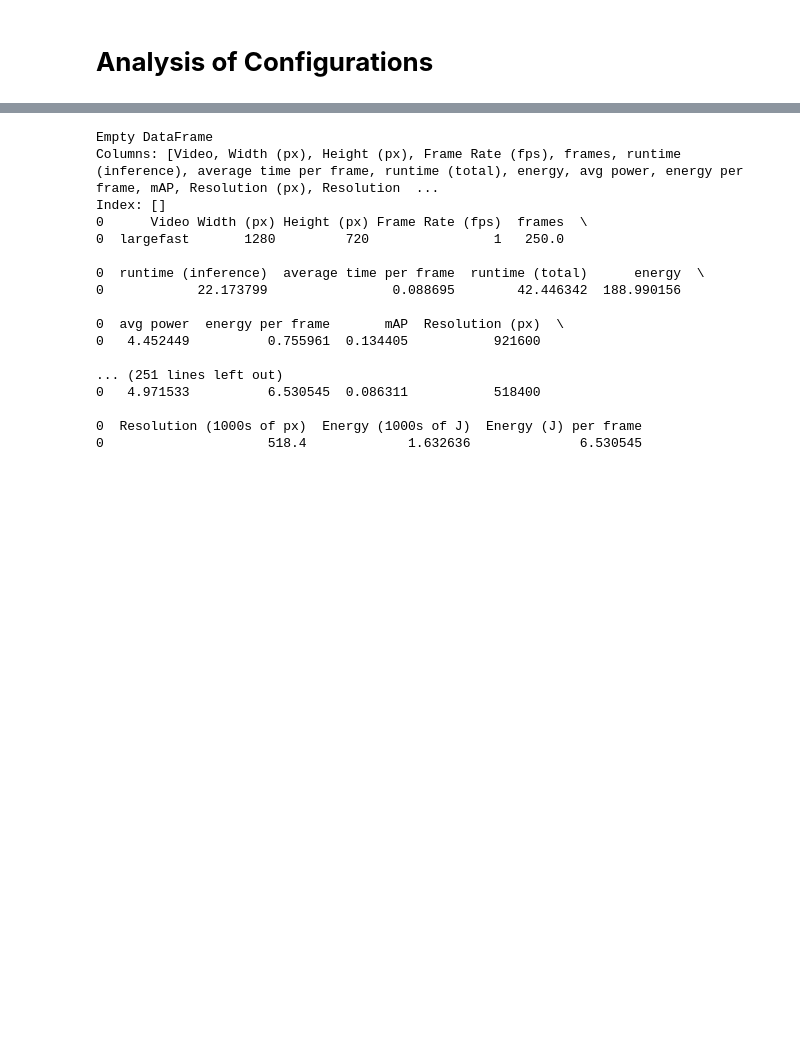
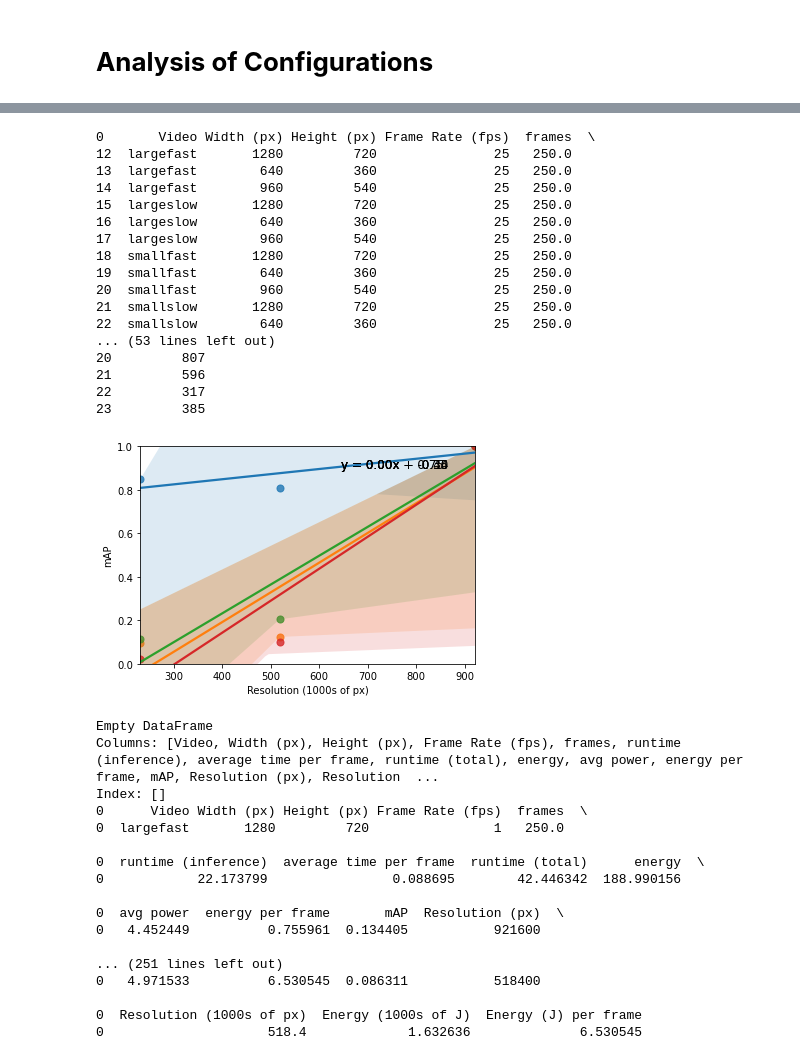
Before and after one commit to adamy03/sysml, a Jupyter notebook: testing/test_results/size_speed_analysis.ipynb, the cells around one changed output, grey strips where cells are left out. Cells and saved outputs as stored; diff of their text form; code cells hidden in the pictures; blank space fills up the shorter version.

```diff
--- a/testing/test_results/size_speed_analysis.ipynb
+++ b/testing/test_results/size_speed_analysis.ipynb
@@ -195,3 +145,34 @@ def plot_with_best_fit(df, x_name, y_name):
+# %%
+# Show that when changing resolution, larger objects experience less rapid degradation of accuracy compmared to smaller
+print(df_res)
+df_res_largefast = df_res[df_res['Video'].isin(['largefast'])] # blue
+df_res_largeslow = df_res[df_res['Video'].isin(['largeslow'])] # orange
+df_res_smallfast = df_res[df_res['Video'].isin(['smallfast'])] # green
+df_res_smallslow = df_res[df_res['Video'].isin(['smallslow'])] # red
+
+plot_with_best_fit(df_res_largefast, 'Resolution (1000s of px)', 'mAP')
+plot_with_best_fit(df_res_largeslow, 'Resolution (1000s of px)', 'mAP')
+plot_with_best_fit(df_res_smallfast, 'Resolution (1000s of px)', 'mAP')
+plot_with_best_fit(df_res_smallslow, 'Resolution (1000s of px)', 'mAP')
+# %% [output]
+0       Video Width (px) Height (px) Frame Rate (fps)  frames  \
+12  largefast       1280         720               25   250.0
+13  largefast        640         360               25   250.0
+14  largefast        960         540               25   250.0
+15  largeslow       1280         720               25   250.0
+16  largeslow        640         360               25   250.0
+17  largeslow        960         540               25   250.0
+18  smallfast       1280         720               25   250.0
+19  smallfast        640         360               25   250.0
+20  smallfast        960         540               25   250.0
+21  smallslow       1280         720               25   250.0
+22  smallslow        640         360               25   250.0
+... (53 lines left out)
+20         807
+21         596
+22         317
+23         385
+[figure, added]
 # %%
 # Filter to get dfs with same framerate
 
```
Also changed, not shown: parts of 7 cells of this notebook.
